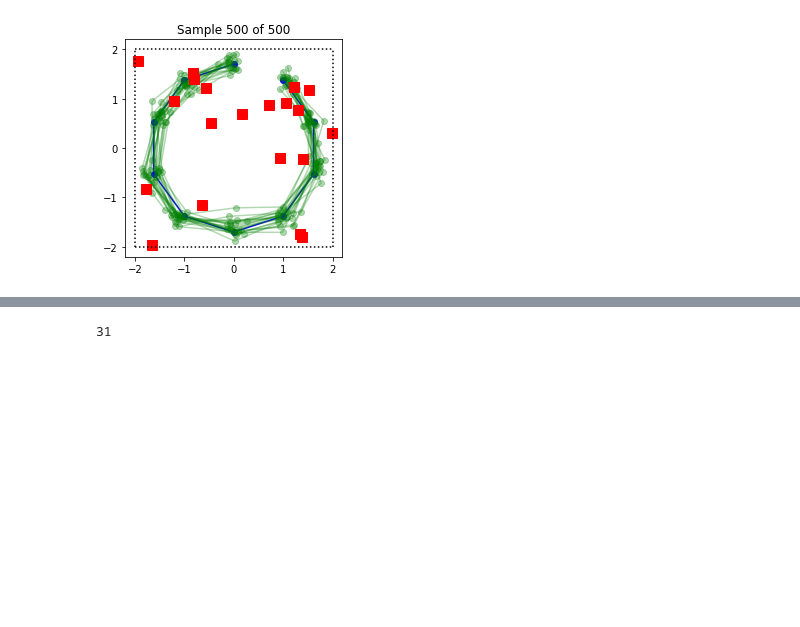
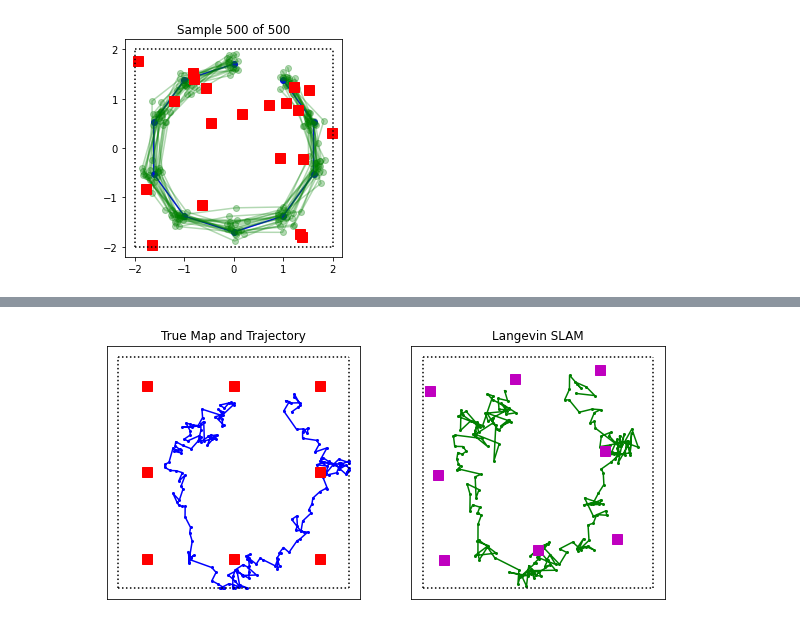
Before and after one commit to AndyLamperski/mechanical-samplers, a Jupyter notebook: gibbsSmoothingID.ipynb, the cells around one changed output, grey strips where cells are left out. Drawn from its saved outputs; the diff is of its cells as text; code cells hidden in the pictures; blank space fills up the shorter version.

```diff
--- a/gibbsSmoothingID.ipynb
+++ b/gibbsSmoothingID.ipynb
@@ -607,4 +609,61 @@ KeyboardInterrupt:
-# %%
-len(sampler.var_dict)
-# %% [output]
-31
+# %%
+
+NumSec = 10
+FPS = 30
+TotFrames = NumSec * FPS
+
+StrideLength = int(len(X)/TotFrames)
+import matplotlib.animation as manimation
+
+FFMpegWriter = manimation.writers['ffmpeg']
+
+metadata = dict(title='Movie Test', artist='Matplotlib',
+                comment='Movie support!')
+writer = FFMpegWriter(fps=FPS, metadata=metadata)
+
+fig,ax = plt.subplots(1,2,figsize=(10,5))
+for i in range(2):
+    ax[i].set_xticks([])
+    ax[i].set_yticks([])
+
+ax[0].set_title('True Map and Trajectory')
+ax[1].set_title('Langevin SLAM')
+
+ax[0].plot(X_true[:,0],X_true[:,1],'b')
+ax[0].plot(X_true[:,0],X_true[:,1],'bo',markersize=2)
+
+ax[0].plot(beaconLocations[:,0],beaconLocations[:,1],'s',color='r',markersize=10)
+
+traj_lines, = ax[1].plot([],[],'g',alpha=1)
+traj_dots, = ax[1].plot([],[],'go',alpha=1,markersize=2)
+loc_data, = ax[1].plot([],[],'s',color='m',markersize=10,alpha=1)
+
+
+for i in range(2):
+    ax[i].plot([-Width/2,-Width/2],[-Width/2,Width/2],'k:')
+    ax[i].plot([Width/2,Width/2],[-Width/2,Width/2],'k:')
+    ax[i].plot([-Width/2,Width/2],[Width/2,Width/2],'k:')
+    ax[i].plot([-Width/2,Width/2],[-Width/2,-Width/2],'k:')
+    ax[i].set_xlim([-2.2,2.2])
+    ax[i].set_ylim([-2.2,2.2])
+    ax[i].set_aspect('equal')
+
+plt.savefig('bounding_figure.pdf')
+
+
+X_strided = X[::StrideLength]
+with writer.saving(fig, "langevinSlam.mp4", len(X_strided)):
+    for x in tqdm(X_strided):
+        x_stacked = x[:2*NumSteps].view((NumSteps,2))
+        x_np = x_stacked.detach().numpy()
+
+        locations = x[2*NumSteps+2:].view((NumBeacons,2))
+        locations_np = locations.detach().numpy()
+        locations_np = locations.detach().numpy()
+
+        traj_lines.set_data(x_np[:,0],x_np[:,1])
+        traj_dots.set_data(x_np[:,0],x_np[:,1])
+        loc_data.set_data(locations_np[:,0],locations_np[:,1])
+        writer.grab_frame()
+# %% [output]
+[figure, added]
```
Also changed, not shown: parts of 3 cells of this notebook, 2 other files.
